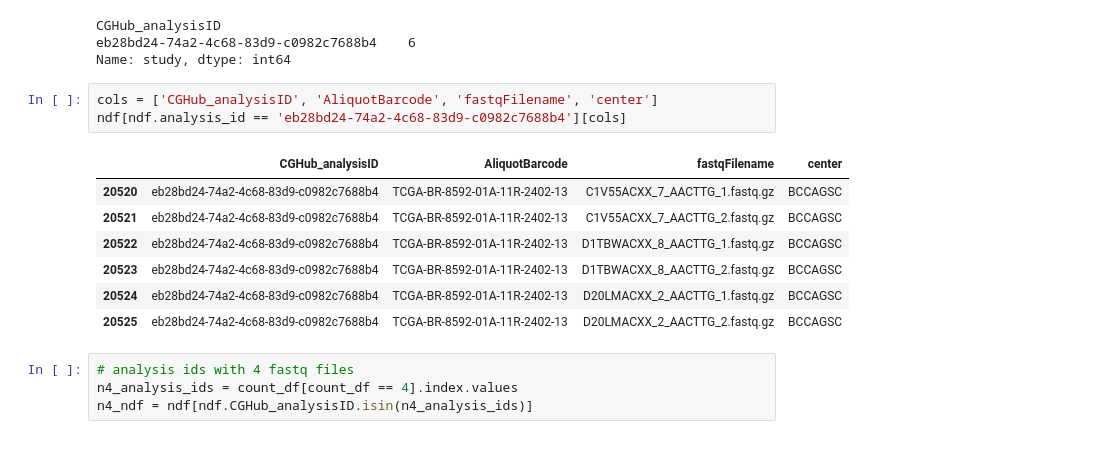
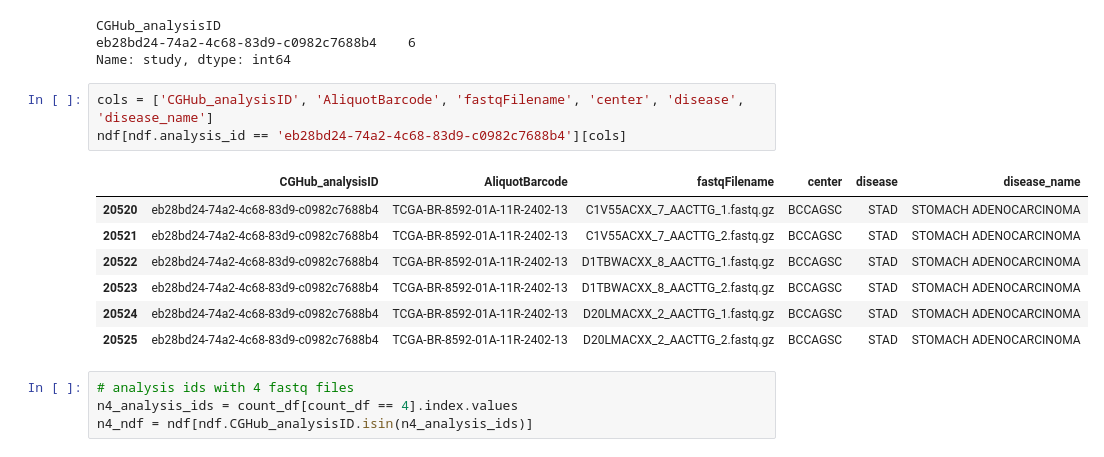
Before and after one commit to bcgsc/tasrkleat-TCGA-analysis-scripts, a Jupyter notebook: notebooks/TCGA-RNA-Seq-FASTA-read-length-analysis.ipynb, the cells around one changed output. Saved outputs shown, nothing was run; the diff lists cells and outputs as text.

```diff
--- a/notebooks/TCGA-RNA-Seq-FASTA-read-length-analysis.ipynb
+++ b/notebooks/TCGA-RNA-Seq-FASTA-read-length-analysis.ipynb
@@ -132,16 +132,16 @@ CGHub_analysisID
 eb28bd24-74a2-4c68-83d9-c0982c7688b4    6
 Name: study, dtype: int64
 # %%
-cols = ['CGHub_analysisID', 'AliquotBarcode', 'fastqFilename', 'center']
+cols = ['CGHub_analysisID', 'AliquotBarcode', 'fastqFilename', 'center', 'disease', 'disease_name']
 ndf[ndf.analysis_id == 'eb28bd24-74a2-4c68-83d9-c0982c7688b4'][cols]
 # %% [output]
-|  | CGHub_analysisID | AliquotBarcode | fastqFilename | center |
-| 20520 | eb28bd24-74a2-4c68-83d9-c0982c7688b4 | TCGA-BR-8592-01A-11R-2402-13 | C1V55ACXX_7_AACTTG_1.fastq.gz | BCCAGSC |
-| 20521 | eb28bd24-74a2-4c68-83d9-c0982c7688b4 | TCGA-BR-8592-01A-11R-2402-13 | C1V55ACXX_7_AACTTG_2.fastq.gz | BCCAGSC |
-| 20522 | eb28bd24-74a2-4c68-83d9-c0982c7688b4 | TCGA-BR-8592-01A-11R-2402-13 | D1TBWACXX_8_AACTTG_1.fastq.gz | BCCAGSC |
-| 20523 | eb28bd24-74a2-4c68-83d9-c0982c7688b4 | TCGA-BR-8592-01A-11R-2402-13 | D1TBWACXX_8_AACTTG_2.fastq.gz | BCCAGSC |
-| 20524 | eb28bd24-74a2-4c68-83d9-c0982c7688b4 | TCGA-BR-8592-01A-11R-2402-13 | D20LMACXX_2_AACTTG_1.fastq.gz | BCCAGSC |
-| 20525 | eb28bd24-74a2-4c68-83d9-c0982c7688b4 | TCGA-BR-8592-01A-11R-2402-13 | D20LMACXX_2_AACTTG_2.fastq.gz | BCCAGSC |
+|  | CGHub_analysisID | AliquotBarcode | fastqFilename | center | disease | disease_name |
+| 20520 | eb28bd24-74a2-4c68-83d9-c0982c7688b4 | TCGA-BR-8592-01A-11R-2402-13 | C1V55ACXX_7_AACTTG_1.fastq.gz | BCCAGSC | STAD | STOMACH ADENOCARCINOMA |
+| 20521 | eb28bd24-74a2-4c68-83d9-c0982c7688b4 | TCGA-BR-8592-01A-11R-2402-13 | C1V55ACXX_7_AACTTG_2.fastq.gz | BCCAGSC | STAD | STOMACH ADENOCARCINOMA |
+| 20522 | eb28bd24-74a2-4c68-83d9-c0982c7688b4 | TCGA-BR-8592-01A-11R-2402-13 | D1TBWACXX_8_AACTTG_1.fastq.gz | BCCAGSC | STAD | STOMACH ADENOCARCINOMA |
+| 20523 | eb28bd24-74a2-4c68-83d9-c0982c7688b4 | TCGA-BR-8592-01A-11R-2402-13 | D1TBWACXX_8_AACTTG_2.fastq.gz | BCCAGSC | STAD | STOMACH ADENOCARCINOMA |
+| 20524 | eb28bd24-74a2-4c68-83d9-c0982c7688b4 | TCGA-BR-8592-01A-11R-2402-13 | D20LMACXX_2_AACTTG_1.fastq.gz | BCCAGSC | STAD | STOMACH ADENOCARCINOMA |
+| 20525 | eb28bd24-74a2-4c68-83d9-c0982c7688b4 | TCGA-BR-8592-01A-11R-2402-13 | D20LMACXX_2_AACTTG_2.fastq.gz | BCCAGSC | STAD | STOMACH ADENOCARCINOMA |
 # %%
 # analysis ids with 4 fastq files
 n4_analysis_ids = count_df[count_df == 4].index.values
```
Also changed, not shown: parts of 3 cells of this notebook.
